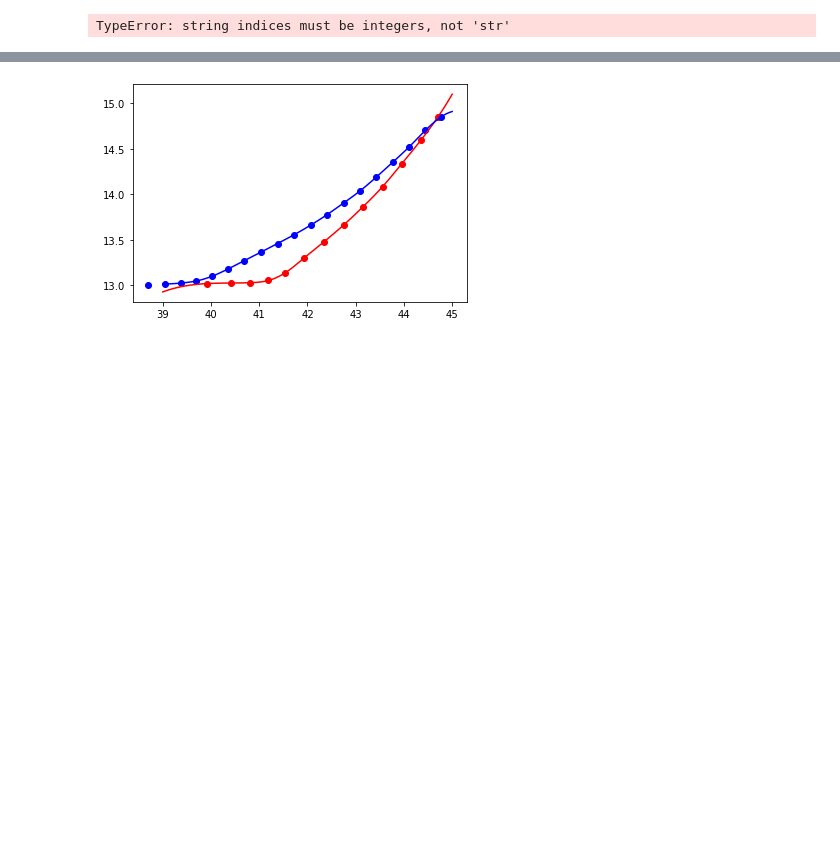
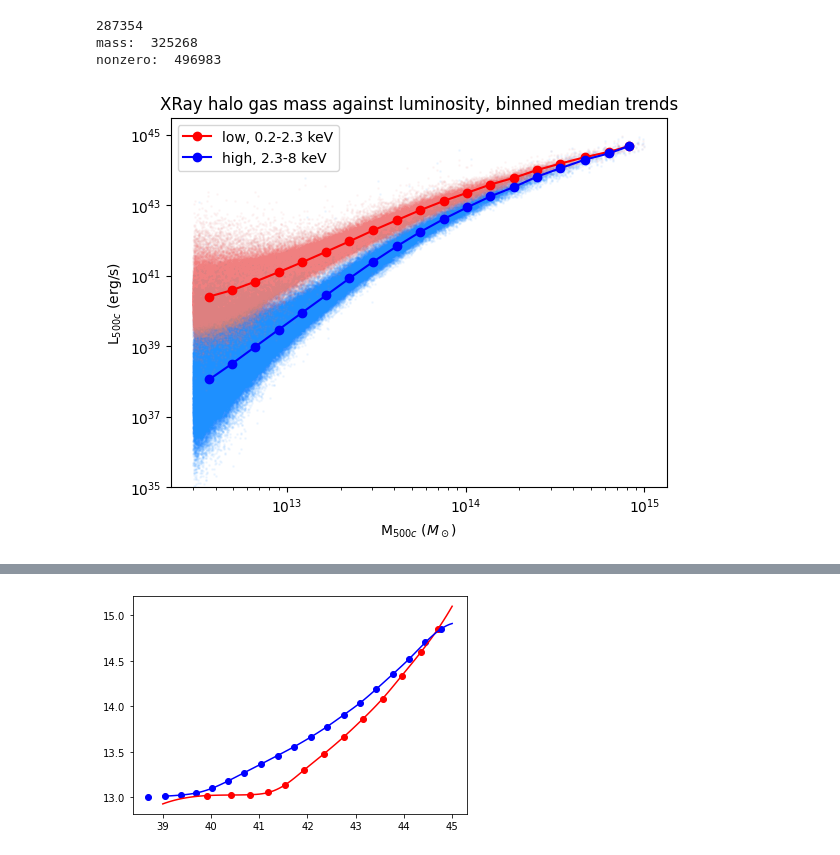
Before and after one commit to woutervantol/scriptie2, a Jupyter notebook: make_scaling_relation.ipynb, the cells around one changed output, grey strips where cells are left out. Drawn from its saved outputs; the diff is of its cells as text; code cells hidden in the pictures; blank space fills up the shorter version.

```diff
--- a/make_scaling_relation.ipynb
+++ b/make_scaling_relation.ipynb
@@ -17,52 +14,51 @@ luminosity = data.soap_file[f"{p['selection_type']}/XRayLuminosityWithoutRecentA
 luminosity_selection_low = luminosity[:,0] < 1e45
 luminosity_selection_high = luminosity[:,1] < 1e45
 mass_selection = np.logical_and(mass > 3e12, mass < 1e15)
 nonzero = (np.sum(luminosity[:,:2] == 0, axis=1) == 0)
 
 selection = mass_selection*nonzero*luminosity_selection_low*luminosity_selection_high
 
 mass = mass[selection]
 luminosity = luminosity[selection]
 print(len(mass))
 print("mass: ", np.sum(mass_selection))
 # print("luminosity_low: ", np.sum(luminosity_selection_low))
 # print("luminosity_high: ", np.sum(luminosity_selection_high))
 print("nonzero: ", np.sum(nonzero))
 
 
-plt.scatter(luminosity[:, 1], mass, s=1, c="dodgerblue", alpha=0.1)
-plt.scatter(luminosity[:, 0], mass, s=1, c="lightcoral", alpha=0.1)
+plt.scatter(mass, luminosity[:, 1], s=1, c="dodgerblue", alpha=0.05)
+plt.scatter(mass, luminosity[:, 0], s=1, c="lightcoral", alpha=0.05)
 
-bins = np.logspace(np.log10(np.min(luminosity[:,0])), np.log10(np.max(luminosity[:,0])), 14)
+
+bins = np.logspace(12.5, 15, 20)
 
 luminosities_low = []
 masses_low = []
-for i in range(len(bins[:-1])):
-    indices = np.logical_and(luminosity[:,0] > bins[i], luminosity[:,0] < bins[i+1])
-    luminosities_low.append(np.mean(luminosity[indices,0]))
+luminosities_high = []
+masses_high = []
+for i in range(len(bins)-1):
+    indices = np.logical_and(mass > bins[i], mass < bins[i+1])
+
+    luminosities_low.append(np.median(luminosity[indices,0]))
     masses_low.append(np.median(mass[indices]))
 
-
-bins = np.logspace(np.log10(np.min(luminosity[:,1])), np.log10(np.max(luminosity[:,1])), 20)
-
-luminosities_high = []
-masses_high = []
-for i in range(len(bins[:-1])):
-    indices = np.logical_and(luminosity[:,1] > bins[i], luminosity[:,1] < bins[i+1])
-    luminosities_high.append(np.mean(luminosity[indices,1]))
+    luminosities_high.append(np.median(luminosity[indices,1]))
     masses_high.append(np.median(mass[indices]))
 
-
-
-plt.plot(luminosities_low, masses_low, c="red", marker="o", label="low, 0.2-2.3 keV")
-plt.plot(luminosities_high, masses_high, c="blue", marker="o", label="high, 2.3-8 keV")
-
+# plt.figure(figsize=(10, 10))
+plt.plot(masses_low, luminosities_low, c="red", marker="o", label="low, 0.2-2.3 keV")
+plt.plot(masses_high, luminosities_high, c="blue", marker="o", label="high, 2.3-8 keV")
+plt.ylim(1e35, 3e45)
 plt.xscale("log")
 plt.yscale("log")
-plt.ylabel("M$_{500c}$ $(M_\odot)$")
-plt.xlabel("L$_{500c}$ (erg/s)")
+plt.xlabel("M$_{500c}$ $(M_\odot)$")
+plt.ylabel("L$_{500c}$ (erg/s)")
 plt.title("XRay halo gas mass against luminosity, binned median trends")
 plt.legend()
 plt.show()
 # %% [output]
-TypeError: string indices must be integers, not 'str'
+287354
+mass:  325268
+nonzero:  496983
+[figure, added]
```
Also changed, not shown: parts of 3 cells of this notebook, 7 other files.
